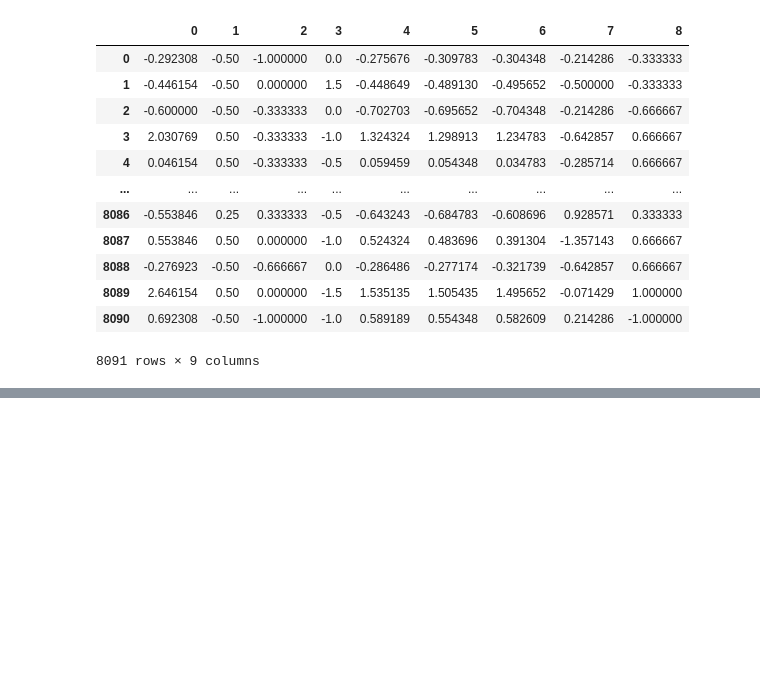
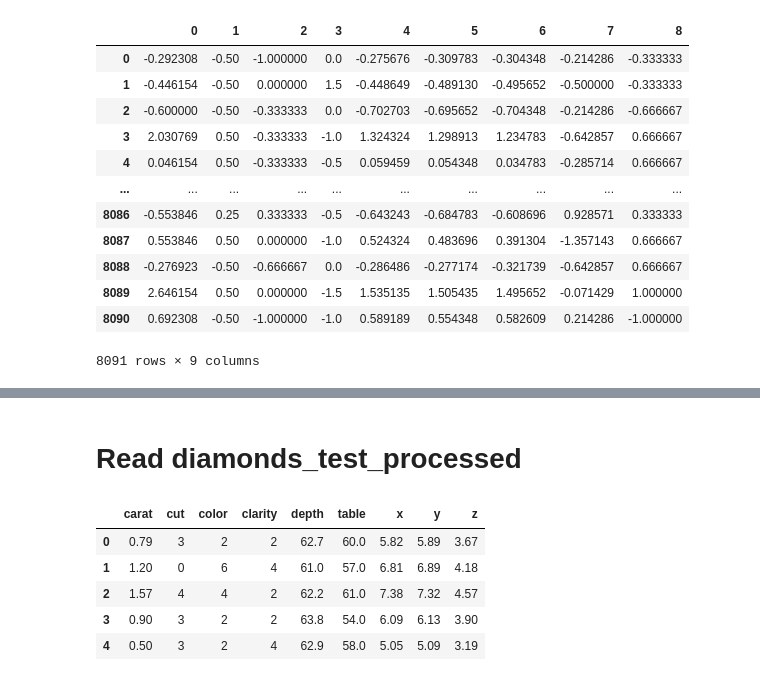
Before and after one commit to MargaMontV/project-module-3, a Jupyter notebook: notebooks/diamonds_modelling_sr.ipynb, the cells around one changed output, grey strips where cells are left out. Saved outputs shown, nothing was run; the diff lists cells and outputs as text; code cells hidden in the pictures; blank space fills up the shorter version.

```diff
--- a/notebooks/diamonds_modelling_sr.ipynb
+++ b/notebooks/diamonds_modelling_sr.ipynb
@@ -162,0 +139,13 @@ regressor.fit(scaled_X_train_r, y_train)
+# %% [markdown]
+# Read diamonds_test_processed
+# %%
+# Read diamonds_test_processed
+diamonds_test_basic = pd.read_csv('../data/diamonds_test_processed.csv')
+diamonds_test_basic.head()
+# %% [output]
+|  | carat | cut | color | clarity | depth | table | x | y | z |
+| 0 | 0.79 | 3 | 2 | 2 | 62.7 | 60.0 | 5.82 | 5.89 | 3.67 |
+| 1 | 1.20 | 0 | 6 | 4 | 61.0 | 57.0 | 6.81 | 6.89 | 4.18 |
+| 2 | 1.57 | 4 | 4 | 2 | 62.2 | 61.0 | 7.38 | 7.32 | 4.57 |
+| 3 | 0.90 | 3 | 2 | 2 | 63.8 | 54.0 | 6.09 | 6.13 | 3.90 |
+| 4 | 0.50 | 3 | 2 | 4 | 62.9 | 58.0 | 5.05 | 5.09 | 3.19 |
```
Also changed, not shown: parts of 30 cells of this notebook, 19 other files.
